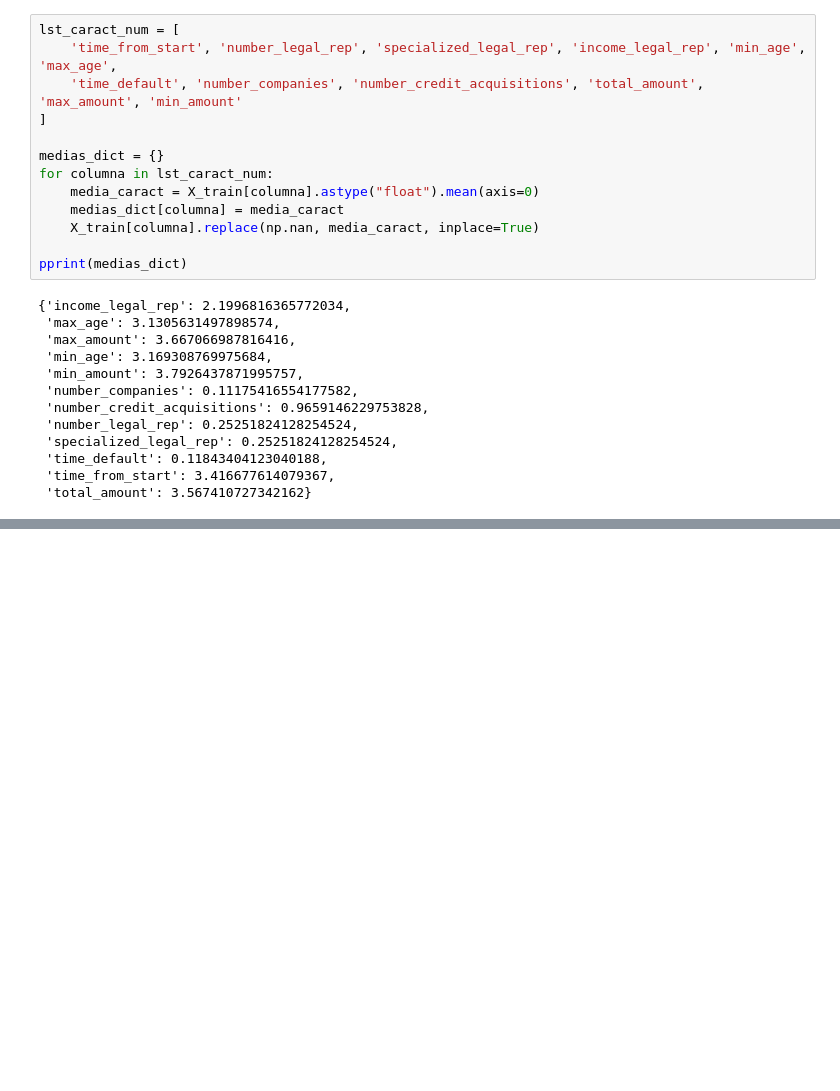
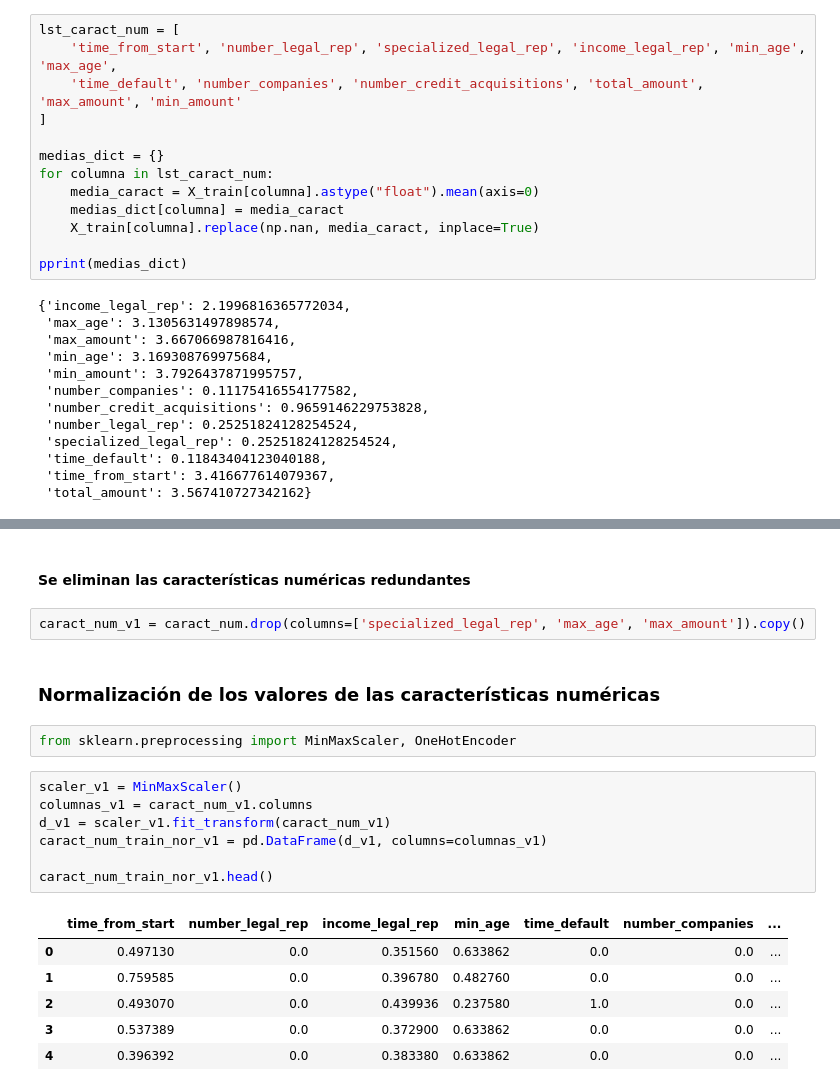
Before and after one commit to rodrigoase/bbva-data-challenge, a Jupyter notebook: Experimentacion.ipynb, the cells around one changed output, grey strips where cells are left out. Cells and saved outputs as stored; diff of their text form; blank space fills up the shorter version.

Commit message:
normalizacion y one-hot encoding de caracteristicas

```diff
--- a/Experimentacion.ipynb
+++ b/Experimentacion.ipynb
@@ -491,0 +521,22 @@ Chi-square Statistic 1296422.000 p_value 0.000
+# %% [markdown]
+#### Se eliminan las características numéricas redundantes
+# %%
+caract_num_v1 = caract_num.drop(columns=['specialized_legal_rep', 'max_age', 'max_amount']).copy()
+# %% [markdown]
+### Normalización de los valores de las características numéricas
+# %%
+from sklearn.preprocessing import MinMaxScaler, OneHotEncoder
+# %%
+scaler_v1 = MinMaxScaler()
+columnas_v1 = caract_num_v1.columns
+d_v1 = scaler_v1.fit_transform(caract_num_v1)
+caract_num_train_nor_v1 = pd.DataFrame(d_v1, columns=columnas_v1)
+
+caract_num_train_nor_v1.head()
+# %% [output]
+|  | time_from_start | number_legal_rep | income_legal_rep | min_age | time_default | number_companies | ... |
+| 0 | 0.497130 | 0.0 | 0.351560 | 0.633862 | 0.0 | 0.0 | ... |
+| 1 | 0.759585 | 0.0 | 0.396780 | 0.482760 | 0.0 | 0.0 | ... |
+| 2 | 0.493070 | 0.0 | 0.439936 | 0.237580 | 1.0 | 0.0 | ... |
+| 3 | 0.537389 | 0.0 | 0.372900 | 0.633862 | 0.0 | 0.0 | ... |
+| 4 | 0.396392 | 0.0 | 0.383380 | 0.633862 | 0.0 | 0.0 | ... |
```
Also changed, not shown: parts of 55 cells of this notebook.
